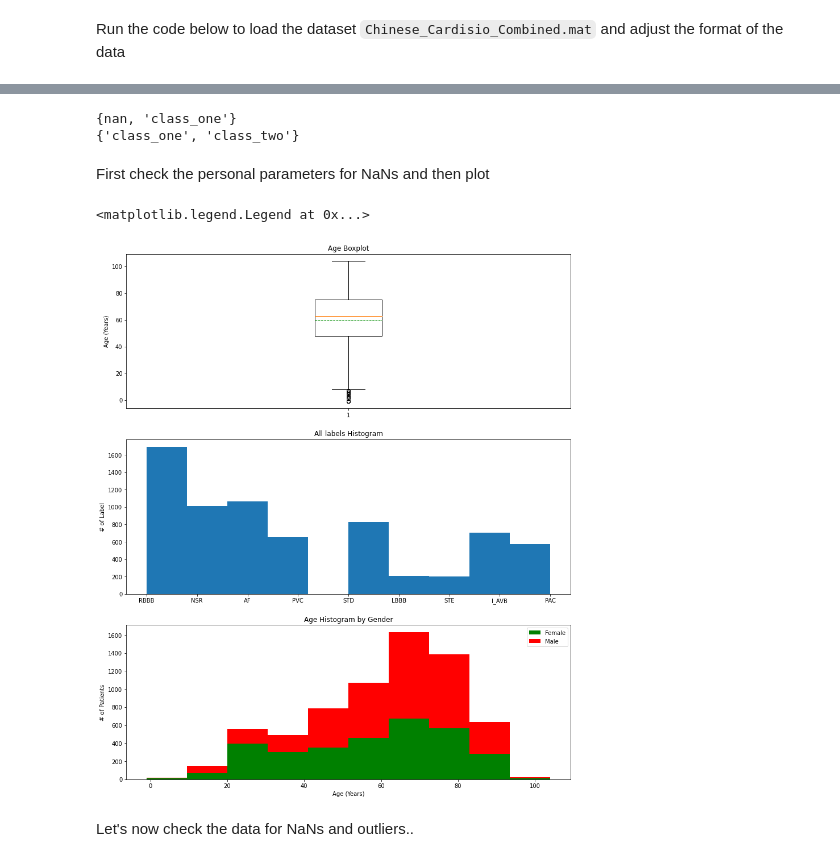
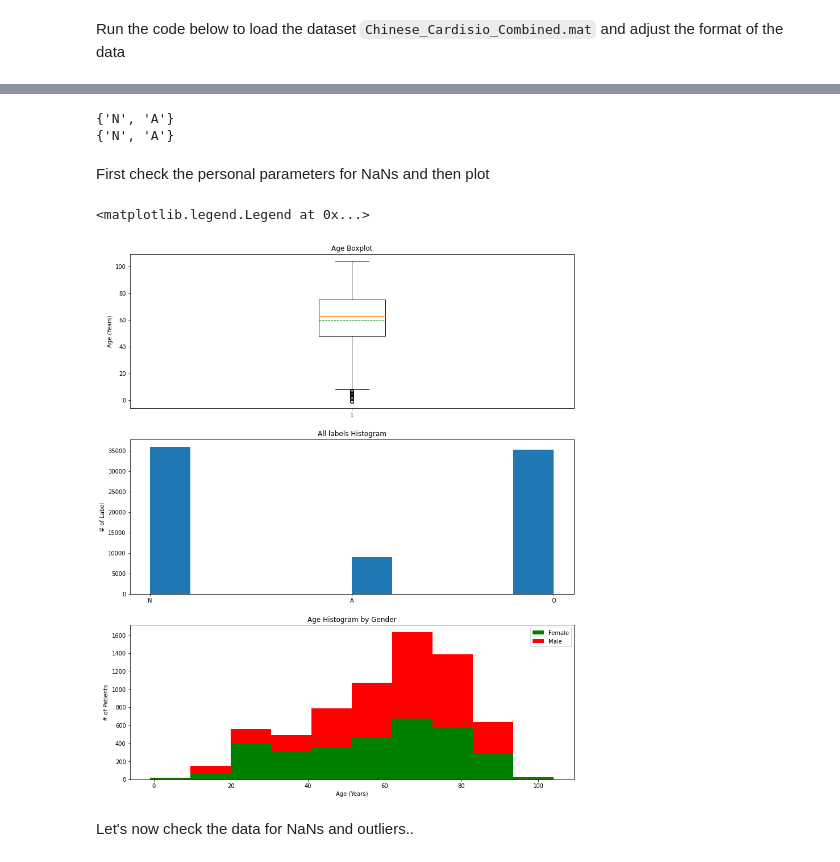
Before and after one commit to FVaisfeld/ml, a Jupyter notebook: data_comparison.ipynb, the cells around one changed output, grey strips where cells are left out. Saved outputs shown, nothing was run; the diff lists cells and outputs as text; code cells hidden in the pictures.

```diff
--- a/data_comparison.ipynb
+++ b/data_comparison.ipynb
@@ -35,14 +81,14 @@ def load(name):
 # %%
 
-#age = load('Age')
-#print(age)
-#sex = load('Sex')
-#print(sex)
-#chinese_labels = load('chinese_label')
-#print(set(chinese_labels))
-#cardisio_labels = load('cardisio_label')
-#print(set(cardisio_labels))
-#all_labels = load('Labels')
+age = load('Age')
+print(age)
+sex = load('Sex')
+print(sex)
+chinese_labels = load('chinese_label')
+print(set(chinese_labels))
+cardisio_labels = load('cardisio_label')
+print(set(cardisio_labels))
+all_labels = load('Labels')
 
 
 
@@ -50,15 +96,15 @@ def load(name):
 
 
 #load data Cardisio
-#cardisio_measurements_temp = io.loadmat('Cardisio_measurements.mat')
-#cardisio_measurements = []
-#[cardisio_measurements.append(n) for n in cardisio_measurements_temp['Cardisio_measurements']]
-#[N_Cardisio, N_Features] = np.shape(cardisio_measurements)
-#print(str('Number Features: ' + str(N_Features) + ' \nNumber Measurements CARDISIO: '+ str(N_Cardisio)))
+cardisio_measurements_temp = io.loadmat('Cardisio_measurements.mat')
+cardisio_measurements = []
+[cardisio_measurements.append(n) for n in cardisio_measurements_temp['Cardisio_measurements']]
+[N_Cardisio, N_Features] = np.shape(cardisio_measurements)
+print(str('Number Features: ' + str(N_Features) + ' \nNumber Measurements CARDISIO: '+ str(N_Cardisio)))
 
 #load data Chinese
-#chinese_measurements_temp = io.loadmat('Chinese_measurements.mat')
-#chinese_measurements = []
-#[chinese_measurements.append(n) for n in chinese_measurements_temp['Chinese_measurements']]
-#[N_Chinese, N_Features] = np.shape(chinese_measurements)
-#print(str('Number Measurements CHINA: '+ str(N_Chinese)))
+chinese_measurements_temp = io.loadmat('Chinese_measurements.mat')
+chinese_measurements = []
+[chinese_measurements.append(n) for n in chinese_measurements_temp['Chinese_measurements']]
+[N_Chinese, N_Features] = np.shape(chinese_measurements)
+print(str('Number Measurements CHINA: '+ str(N_Chinese)))
@@ -65,23 +119,21 @@ def load(name):
 # %%
 
 train = pd.read_csv('train_features.csv')
-train_features_healthy = train[train.label=='class_one']
-train_features_sick = train[train.label=='class_two']
-train_features_healthy = train_features_healthy.iloc[:,0:88]
-train_features_sick = train_features_sick.iloc[:,0:88]
-print(set(train.label))
+#for svm we only use NSR and AF
+train_svm = pd.concat([train[train.label=='N'], train[train.label=='A']])
+#train_svm = train[train.label=='N'] + train[train.label=='A']
+train_features = train_svm.iloc[:,0:88]
+print(set(train_svm.label))
 
 
 test = pd.read_csv('test_features.csv')
-test_features = test[test.cohort=='Cardisio']
-test_features_healthy = test_features[test_features.label=='class_one']
-test_features_sick = test_features[test_features.label=='class_two']
-test_features_healthy = test_features_healthy.iloc[:,0:88]
-test_features_sick = test_features_sick.iloc[:,0:88]
+#we wanna test only on the Cardisio data
+test = test[test.cohort=='Cardisio']
+test_features = test.iloc[:,0:88]
 print(set(test.label))
 # %% [output]
-{nan, 'class_one'}
-{'class_one', 'class_two'}
+{'N', 'A'}
+{'N', 'A'}
 # %% [markdown]
 First check the personal parameters for NaNs and then plot
 # %%
@@ -105,35 +157,35 @@ ind_sex_age = np.array(ind_sex_age)
 #check sex for male and female
 female_ind = [i for i,s in enumerate(sex) if s=='Female']
 male_ind = [i for i,s in enumerate(sex) if s=='Male']
 
 #todo: labels into healthy and sick and check for correlations with pps
 
 
 
 
 plt.figure(figsize=[14,17])
 plt.subplot(311)
 plt.boxplot(age[ind_age], showmeans = True, meanline = True)
 plt.title('Age Boxplot')
 plt.ylabel('Age (Years)')
 
 plt.subplot(312)
-plt.hist(all_labels)
+plt.hist(train.label)
 plt.title('All labels Histogram')
 plt.ylabel('# of Label')
 
 
 
 plt.subplot(313)
 plt.hist(x = [ [age[i] for i in female_ind], [age[i] for i in male_ind] ],
          stacked=True, color = ['g','r'],label = ['Female','Male'])
 plt.title('Age Histogram by Gender')
 plt.xlabel('Age (Years)')
 plt.ylabel('# of Patients')
 plt.legend()
 # %% [output]
 <matplotlib.legend.Legend at 0x...>
-[figure, old version]
+[figure, new version]
 # %% [markdown]
 Let's now check the data for NaNs and outliers..
 # %% [markdown]
```
Also changed, not shown: parts of 11 cells of this notebook.
